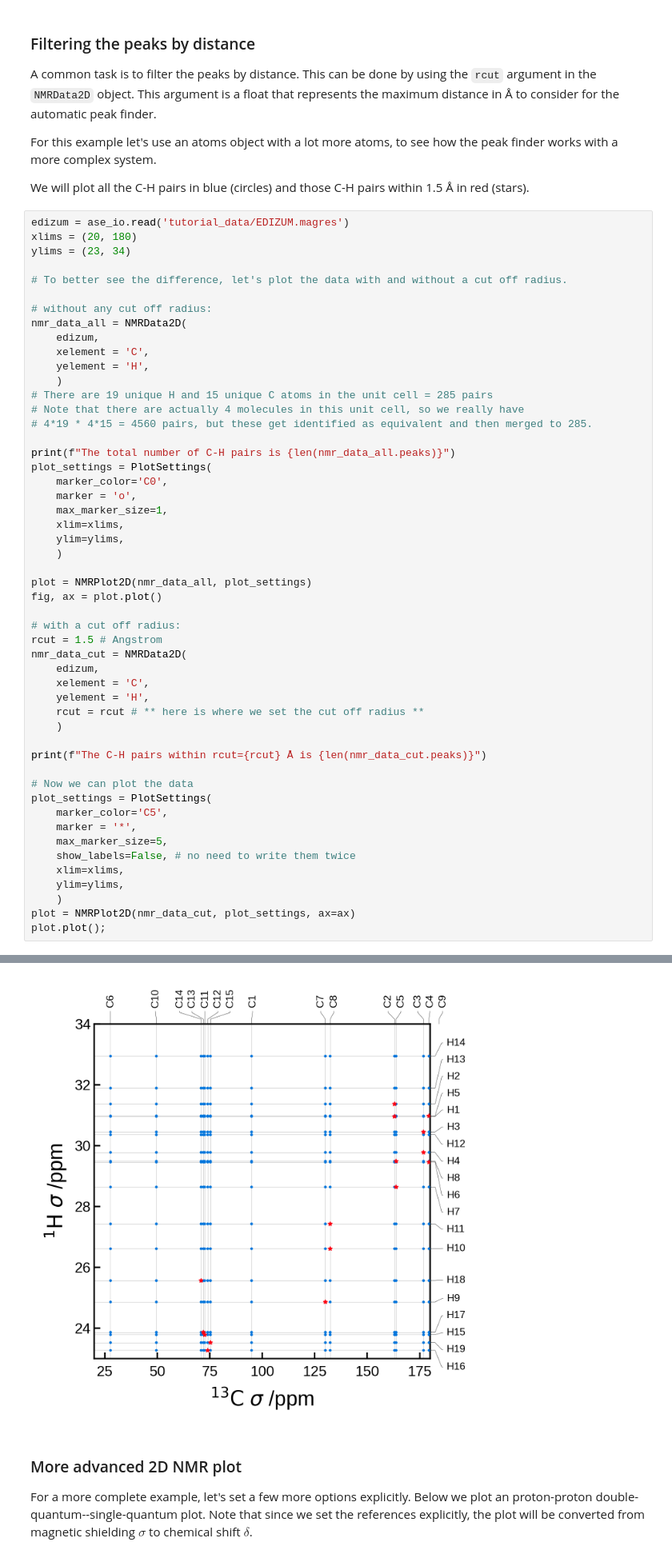
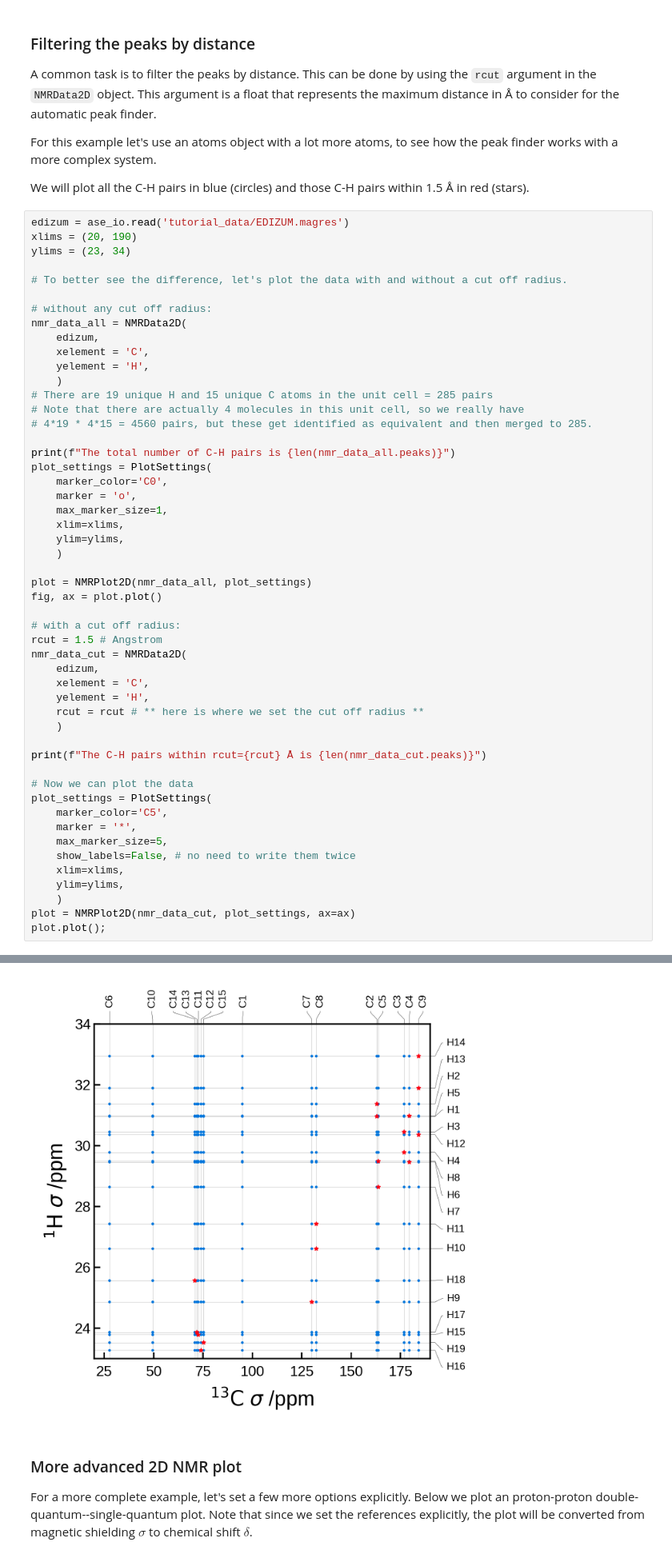
Before and after one commit to CCP-NC/soprano, a Jupyter notebook: tutorials/05-nmr.ipynb, the cells around one changed output, grey strips where cells are left out. Shown at 80% size. Cells and saved outputs as stored; diff of their text form.

```diff
--- a/tutorials/05-nmr.ipynb
+++ b/tutorials/05-nmr.ipynb
@@ -479,7 +480,7 @@ For this example let's use an atoms object with a lot more atoms, to see how the
 We will plot all the C-H pairs in blue (circles) and those C-H pairs within 1.5 Å in red (stars).
 # %%
 edizum = ase_io.read('tutorial_data/EDIZUM.magres')
-xlims = (20, 180)
+xlims = (20, 190)
 ylims = (23, 34)
 
 # To better see the difference, let's plot the data with and without a cut off radius.
@@ -504,34 +505,34 @@ plot_settings = PlotSettings(
     )
 
 plot = NMRPlot2D(nmr_data_all, plot_settings)
 fig, ax = plot.plot()
 
 # with a cut off radius:
 rcut = 1.5 # Angstrom
 nmr_data_cut = NMRData2D(
     edizum,
     xelement = 'C',
     yelement = 'H',
     rcut = rcut # ** here is where we set the cut off radius **
     )
 
 print(f"The C-H pairs within rcut={rcut} Å is {len(nmr_data_cut.peaks)}")
 
 # Now we can plot the data
 plot_settings = PlotSettings(
     marker_color='C5',
     marker = '*',
     max_marker_size=5,
     show_labels=False, # no need to write them twice
     xlim=xlims,
     ylim=ylims,
     )
 plot = NMRPlot2D(nmr_data_cut, plot_settings, ax=ax)
 plot.plot();
 # %% [output]
 The total number of C-H pairs is 285
 The C-H pairs within rcut=1.5 Å is 19
-[figure, old version]
+[figure, new version]
 # %% [markdown]
 ### More advanced 2D NMR plot
 For a more complete example, let's set a few more options explicitly. Below we plot an proton-proton double-quantum--single-quantum plot. Note that since we set the references explicitly, the plot will be converted from magnetic shielding $\sigma$ to chemical shift $\delta$.
```
Also changed, not shown: parts of 12 cells of this notebook, 6 other files.
